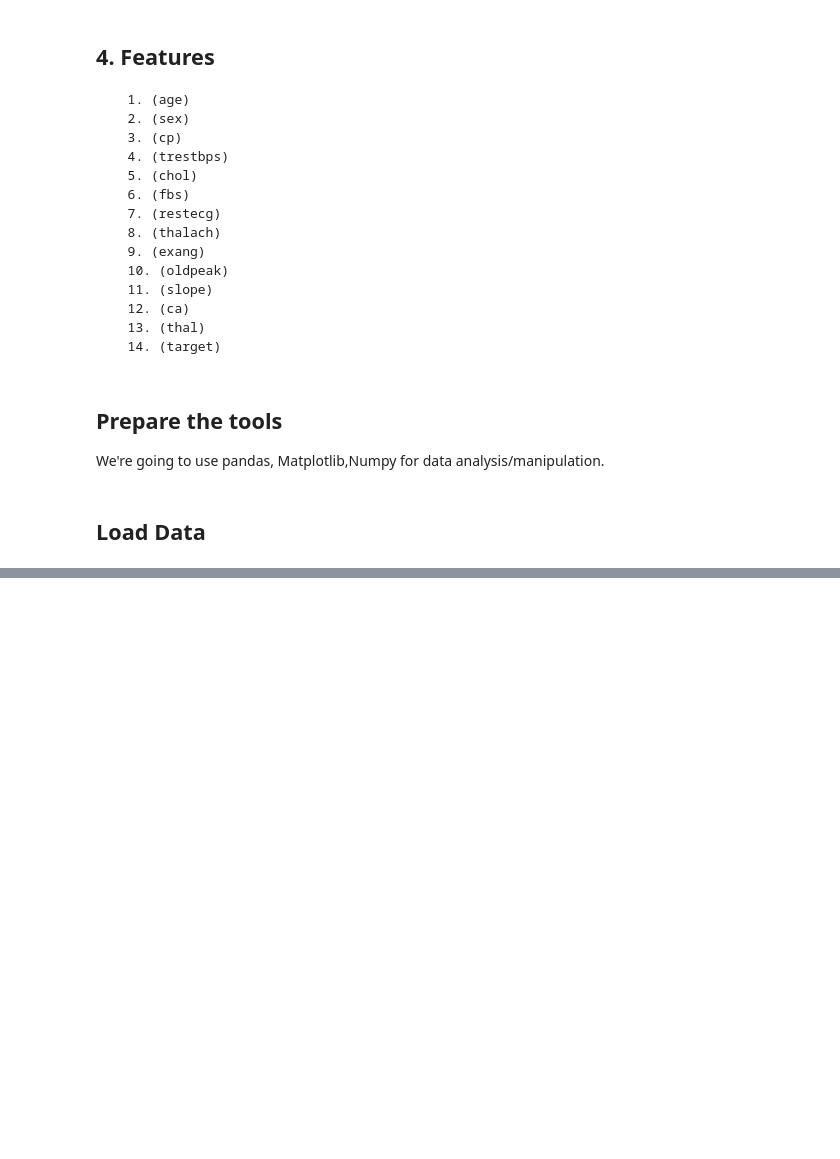
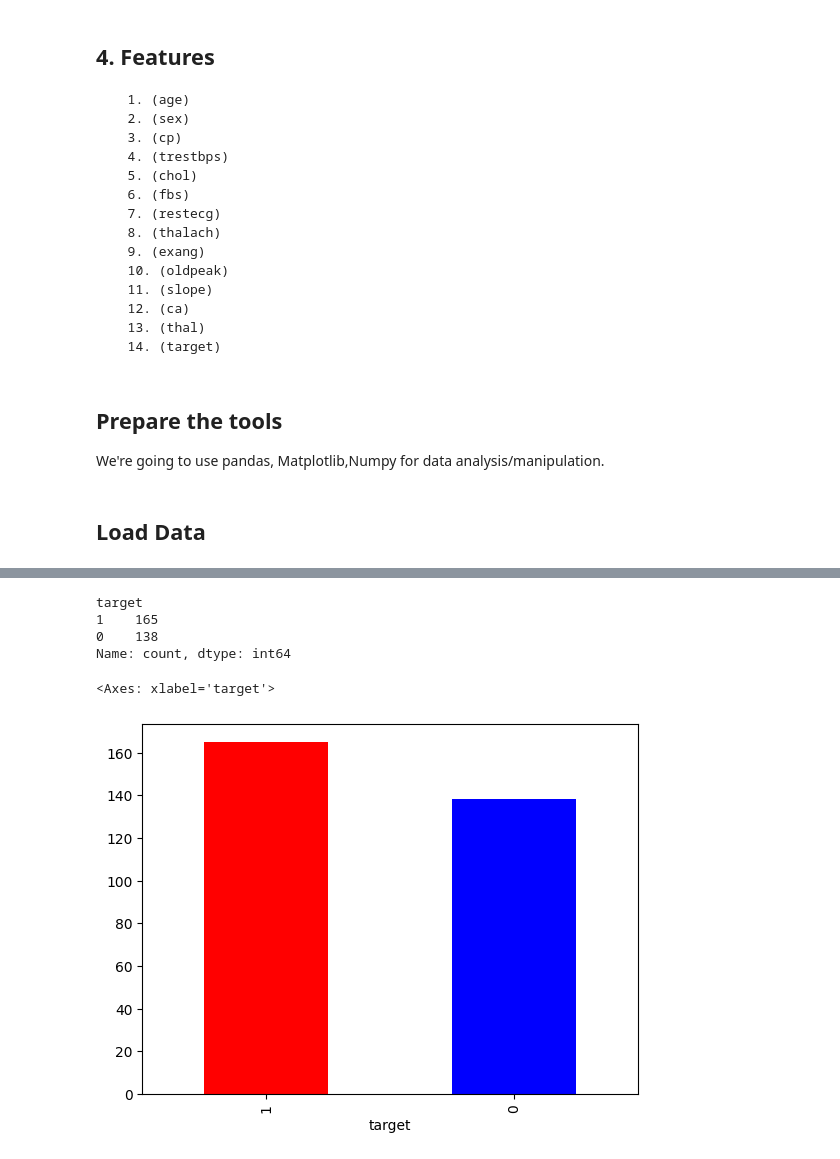
Before and after one commit to Argyrhspet1/Classification-project-on-heart-disease, a Jupyter notebook: Heart_disease_classification_project.ipynb, the cells around one changed output, grey strips where cells are left out. Cells and saved outputs as stored; diff of their text form; code cells hidden in the pictures; blank space fills up the shorter version.

Commit message:
Exploratory Data analysis
Heatmap ,visualizations using matplotlib module to get insights of the data

```diff
--- a/Heart_disease_classification_project.ipynb
+++ b/Heart_disease_classification_project.ipynb
@@ -66,0 +86,12 @@ data=pd.read_csv("heart-disease (2).csv")
+# %%
+data["target"].value_counts()
+# %% [output]
+target
+1    165
+0    138
+Name: count, dtype: int64
+# %%
+data["target"].value_counts().plot(kind="bar",color=["red","blue"])
+# %% [output]
+<Axes: xlabel='target'>
+[figure, added]
```
Also changed, not shown: parts of 16 cells of this notebook.
